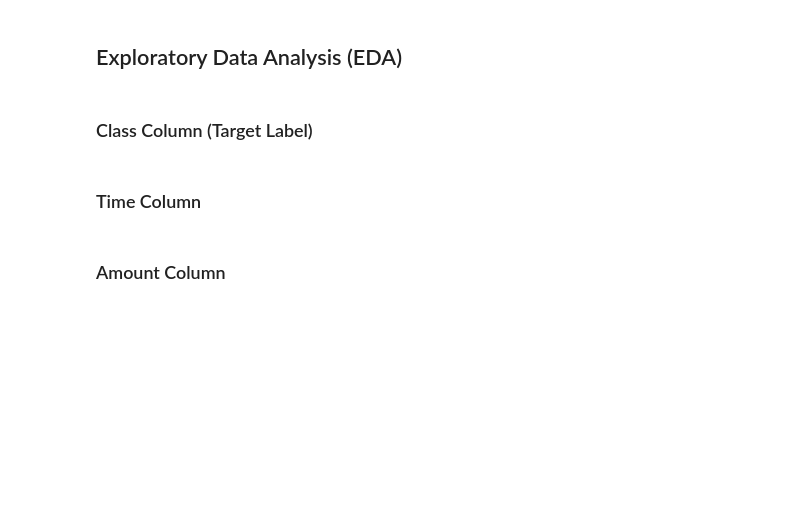
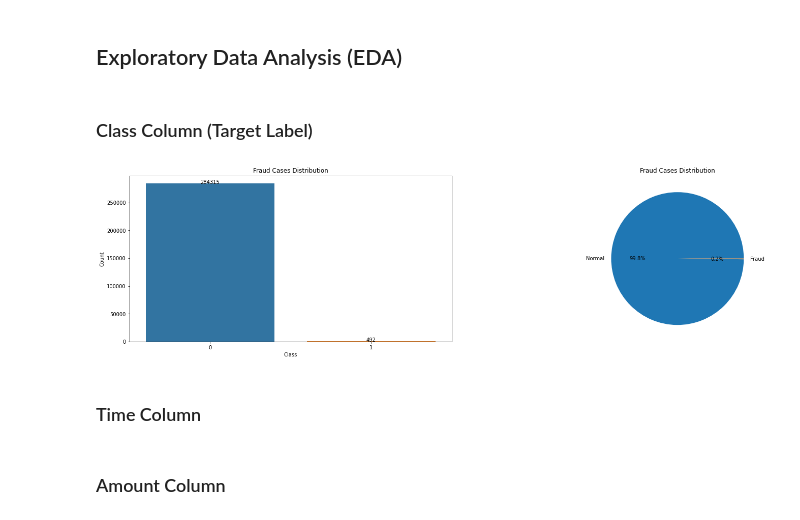
Before and after one commit to Penzragon/Credit-Card-Fraud-Detection, a Jupyter notebook: script.ipynb, the cells around one changed output. Drawn from its saved outputs; the diff is of its cells as text; code cells hidden in the pictures; blank space fills up the shorter version.

Commit message:
Add some chart

```diff
--- a/script.ipynb
+++ b/script.ipynb
@@ -98,5 +98,21 @@ It looks like `Time` and `Amount` columns were not scaled, so we need to scale t
 ## Exploratory Data Analysis (EDA)
 # %% [markdown]
 ### Class Column (Target Label)
+# %%
+plt.figure(figsize=(25, 6))
+plt.subplot(1, 2, 1)
+fig = sns.countplot(x='Class', data=cc)
+for p in fig.patches:
+    height = p.get_height()
+    fig.text(p.get_x() + p.get_width() / 2., height + 0.005, '{:1.0f}'.format(height), ha="center")
+plt.title('Fraud Cases Distribution')
+plt.xlabel('Class')
+plt.ylabel('Count')
+plt.subplot(1, 2, 2)
+plt.pie(cc.Class.value_counts(), labels=['Normal', 'Fraud'], autopct='%1.1f%%')
+plt.title('Fraud Cases Distribution')
+plt.show()
+# %% [output]
+[figure, added]
 # %% [markdown]
 ### Time Column
```
Also changed, not shown: parts of 1 cell of this notebook.
